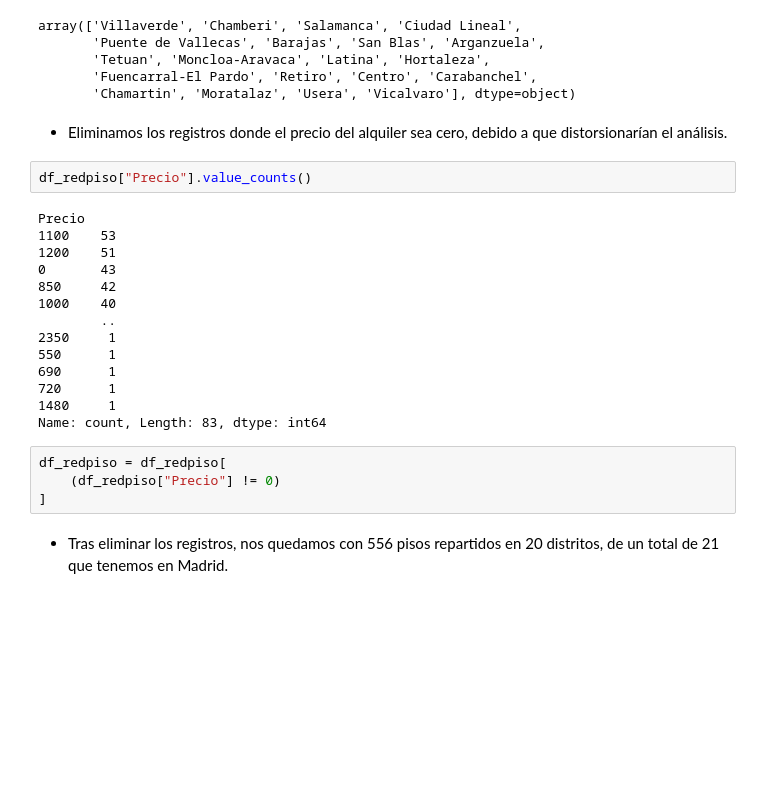
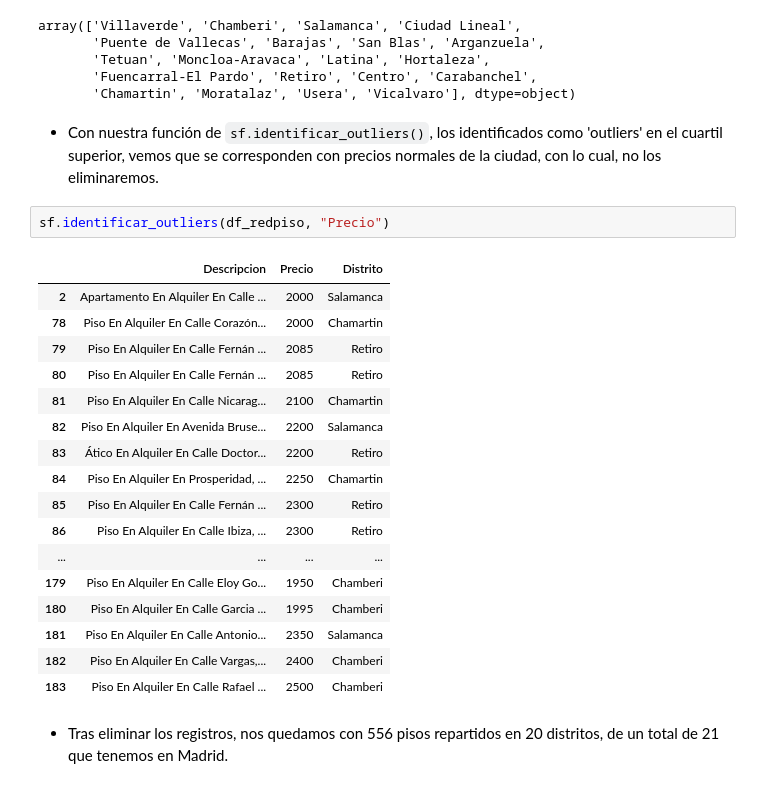
Before and after one commit to davfranco1/Proyecto5-ProyectoLibre-PreciosAlquileresMadrid, a Jupyter notebook: notebooks/1_ExtracciónTransformación.ipynb, the cells around one changed output. Saved outputs shown, nothing was run; the diff lists cells and outputs as text; blank space fills up the shorter version.

```diff
--- a/notebooks/1_ExtracciónTransformación.ipynb
+++ b/notebooks/1_ExtracciónTransformación.ipynb
@@ -239,28 +288,28 @@ array(['Villaverde', 'Chamberi', 'Salamanca', 'Ciudad Lineal',
        'Tetuan', 'Moncloa-Aravaca', 'Latina', 'Hortaleza',
        'Fuencarral-El Pardo', 'Retiro', 'Centro', 'Carabanchel',
        'Chamartin', 'Moratalaz', 'Usera', 'Vicalvaro'], dtype=object)
-# %% [markdown]
-- Eliminamos los registros donde el precio del alquiler sea cero, debido a que distorsionarían el análisis.
-# %%
-df_redpiso["Precio"].value_counts()
-# %% [output]
-Precio
-1100    53
-1200    51
-0       43
-850     42
-1000    40
-        ..
-2350     1
-550      1
-690      1
-720      1
-1480     1
-Name: count, Length: 83, dtype: int64
-# %%
-df_redpiso = df_redpiso[
-    (df_redpiso["Precio"] != 0)
-]
+# %% [markdown]
+- Con nuestra función de `sf.identificar_outliers()`, los identificados como 'outliers' en el cuartil superior, vemos que se corresponden con precios normales de la ciudad, con lo cual, no los eliminaremos.
+# %%
+sf.identificar_outliers(df_redpiso, "Precio")
+# %% [output]
+|  | Descripcion | Precio | Distrito |
+| 2 | Apartamento En Alquiler En Calle ... | 2000 | Salamanca |
+| 78 | Piso En Alquiler En Calle Corazón... | 2000 | Chamartin |
+| 79 | Piso En Alquiler En Calle Fernán ... | 2085 | Retiro |
+| 80 | Piso En Alquiler En Calle Fernán ... | 2085 | Retiro |
+| 81 | Piso En Alquiler En Calle Nicarag... | 2100 | Chamartin |
+| 82 | Piso En Alquiler En Avenida Bruse... | 2200 | Salamanca |
+| 83 | Ático En Alquiler En Calle Doctor... | 2200 | Retiro |
+| 84 | Piso En Alquiler En Prosperidad, ... | 2250 | Chamartin |
+| 85 | Piso En Alquiler En Calle Fernán ... | 2300 | Retiro |
+| 86 | Piso En Alquiler En Calle Ibiza, ... | 2300 | Retiro |
+| ... | ... | ... | ... |
+| 179 | Piso En Alquiler En Calle Eloy Go... | 1950 | Chamberi |
+| 180 | Piso En Alquiler En Calle Garcia ... | 1995 | Chamberi |
+| 181 | Piso En Alquiler En Calle Antonio... | 2350 | Salamanca |
+| 182 | Piso En Alquiler En Calle Vargas,... | 2400 | Chamberi |
+| 183 | Piso En Alquiler En Calle Rafael ... | 2500 | Chamberi |
 # %% [markdown]
 - Tras eliminar los registros, nos quedamos con 556 pisos repartidos en 20 distritos, de un total de 21 que tenemos en Madrid.
 # %%
```
Also changed, not shown: parts of 18 cells of this notebook, 4 other files.
